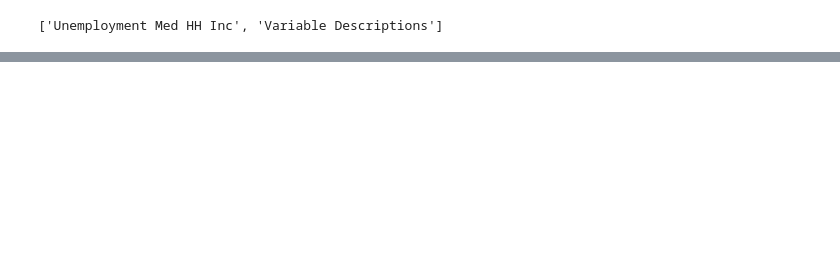
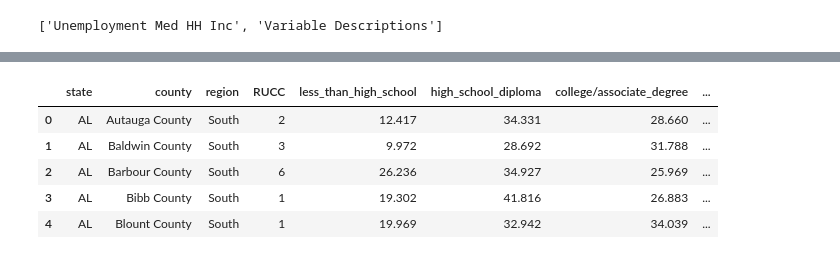
Before and after one commit to moeinsoodavi/Springboard, a Jupyter notebook: Capstone Project 1/Capstone Project 1 - Data Wrangling.ipynb, the cells around one changed output, grey strips where cells are left out. Drawn from its saved outputs; the diff is of its cells as text; code cells hidden in the pictures; blank space fills up the shorter version.

```diff
--- a/Capstone Project 1/Capstone Project 1 - Data Wrangling.ipynb
+++ b/Capstone Project 1/Capstone Project 1 - Data Wrangling.ipynb
@@ -116,6 +154,7 @@ print(xl.sheet_names)
 # read the first sheet, collect three columns and rename them
 df_poverty=xl.parse(0,header=2)
 df_poverty=df_poverty.loc[:,['State','Area_Name','PCTPOVALL_2016']].rename(columns={'State':'state','Area_Name':'county',
-                                                                                    'PCTPOVALL_2016':'poverty_percentage'})
-df_poverty.info()
+                                                                                    'PCTPOVALL_2016':'poverty'})
+#Print the first five rows
+df_poverty.head()
 # %% [output]
@@ -303,6 +301,8 @@ df_unemployment.loc[df_unemployment['county']=='District of Colu','county']='Dis
 # %%
-#Merge all tables together
-df_merge_all=df_merge_education_poverty_population.merge(df_unemployment,on=['state','county'])
-df_merge_all.info()
+#Merge all three tables together
+df_merge_three=df_merge_education_poverty.merge(df_unemployment,on=['state','county'])
+
+#Print the info of the dataframe to make sure no data is missing
+df_merge_three.info()
 # %% [output]
 <class 'pandas.core.frame.DataFrame'>
@@ -322,0 +327,7 @@ memory usage: 268.2+ KB
+# %%
+# read the states and regions sheet
+file_name=r'All excel sheets\us census bureau regions and divisions.csv'
+df_regions=pd.read_csv(file_name)
+
+#Print the first five rows
+df_regions.head()
@@ -323 +341,22 @@ memory usage: 268.2+ KB
+# %%
+# Rename the State Code column to state
+df_regions.rename(columns={'State Code':'state','Region':'region'},inplace=True)
+
+# Add Region column to df_merge_three
+df_merge_all = df_merge_three.merge(df_regions.loc[:,['state','region']])
+
+# Rearrange the columns so the Region column is located after the county name
+cols = df_merge_all.columns.tolist()
+cols=cols[0:2]+cols[-1:]+cols[2:9]
+df_merge_all = df_merge_all[cols]
+
+# Print the firsr five rows
+df_merge_all.head()
+# %% [output]
+|  | state | county | region | RUCC | less_than_high_school | high_school_diploma | college/associate_degree | ... |
+| 0 | AL | Autauga County | South | 2 | 12.417 | 34.331 | 28.660 | ... |
+| 1 | AL | Baldwin County | South | 3 | 9.972 | 28.692 | 31.788 | ... |
+| 2 | AL | Barbour County | South | 6 | 26.236 | 34.927 | 25.969 | ... |
+| 3 | AL | Bibb County | South | 1 | 19.302 | 41.816 | 26.883 | ... |
+| 4 | AL | Blount County | South | 1 | 19.969 | 32.942 | 34.039 | ... |
 # %%
```
Also changed, not shown: parts of 26 cells of this notebook, 5 other files.
